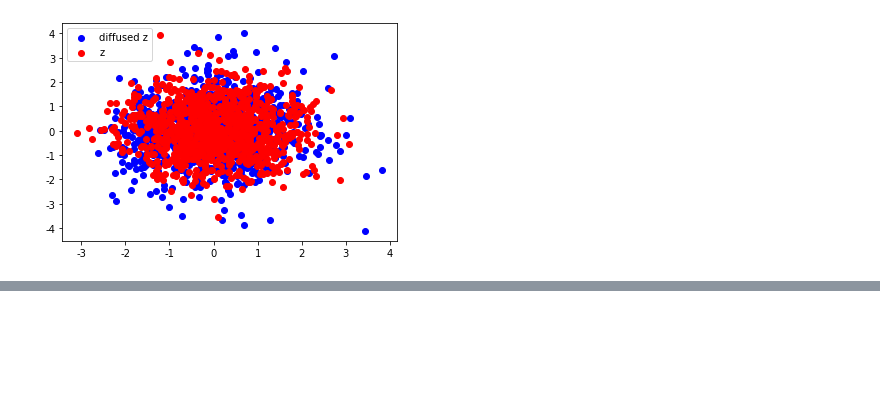
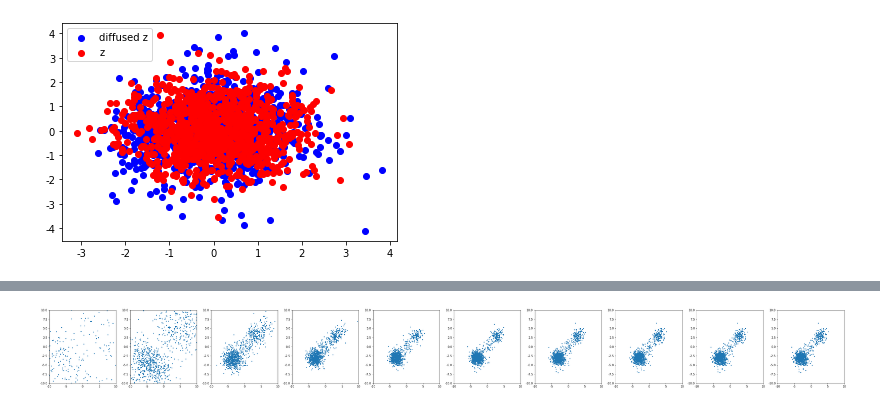
Before and after one commit to wangxuuu/LSGM-demo, a Jupyter notebook: cluster2_DAE_demo.ipynb, the cells around one changed output, grey strips where cells are left out. Drawn from its saved outputs; the diff is of its cells as text; code cells hidden in the pictures; blank space fills up the shorter version.

```diff
--- a/cluster2_DAE_demo.ipynb
+++ b/cluster2_DAE_demo.ipynb
@@ -154,0 +164,4 @@ plt.legend()
+# %%
+scatter(diffuse_data, only_final, scatter_range = scatter_range)
+# %% [output]
+[figure, added]
```
Also changed, not shown: parts of 1 cell of this notebook.
